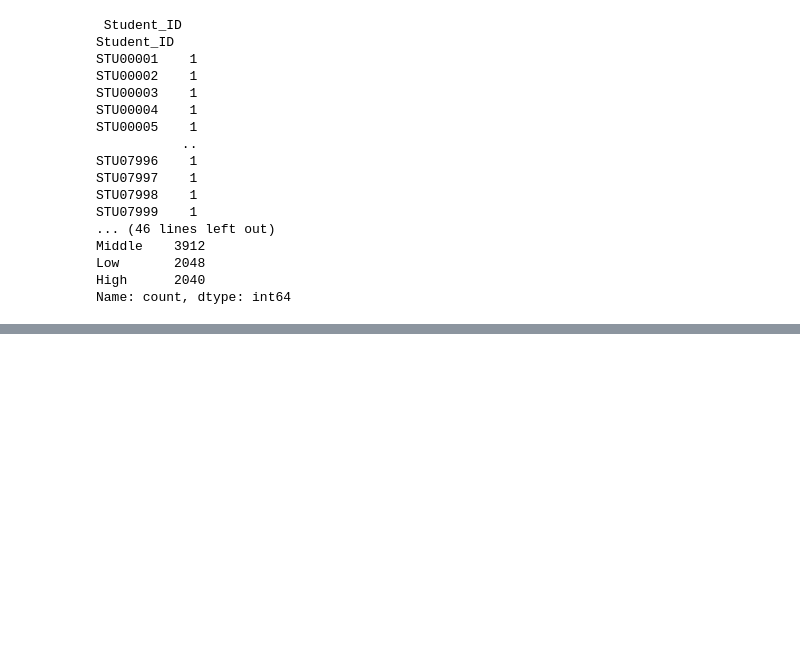
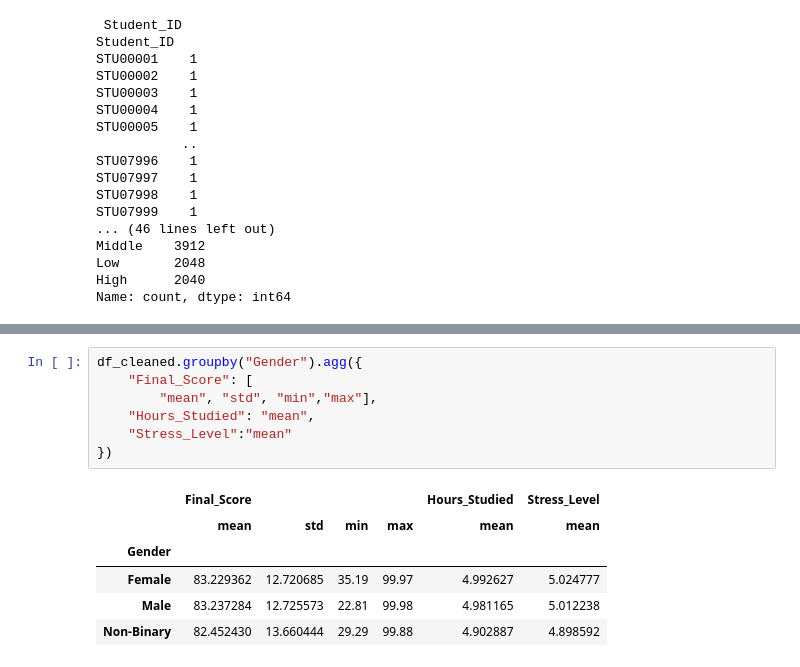
Before and after one commit to FatimaAlMurtadha/Python-atm-and-more, a Jupyter notebook: NewDataSetV20/studentPerformenceDS.ipynb, the cells around one changed output, grey strips where cells are left out. Drawn from its saved outputs; the diff is of its cells as text; blank space fills up the shorter version.

```diff
--- a/NewDataSetV20/studentPerformenceDS.ipynb
+++ b/NewDataSetV20/studentPerformenceDS.ipynb
@@ -198,0 +381,14 @@ Name: count, dtype: int64
+# %%
+df_cleaned.groupby("Gender").agg({
+    "Final_Score": [
+        "mean", "std", "min","max"],
+    "Hours_Studied": "mean",
+    "Stress_Level":"mean"
+})
+# %% [output]
+|  | Final_Score |  |  |  | Hours_Studied | Stress_Level |
+|  | mean | std | min | max | mean | mean |
+| Gender |  |  |  |  |  |  |
+| Female | 83.229362 | 12.720685 | 35.19 | 99.97 | 4.992627 | 5.024777 |
+| Male | 83.237284 | 12.725573 | 22.81 | 99.98 | 4.981165 | 5.012238 |
+| Non-Binary | 82.452430 | 13.660444 | 29.29 | 99.88 | 4.902887 | 4.898592 |
```
Also changed, not shown: parts of 29 cells of this notebook, 1 other file.
